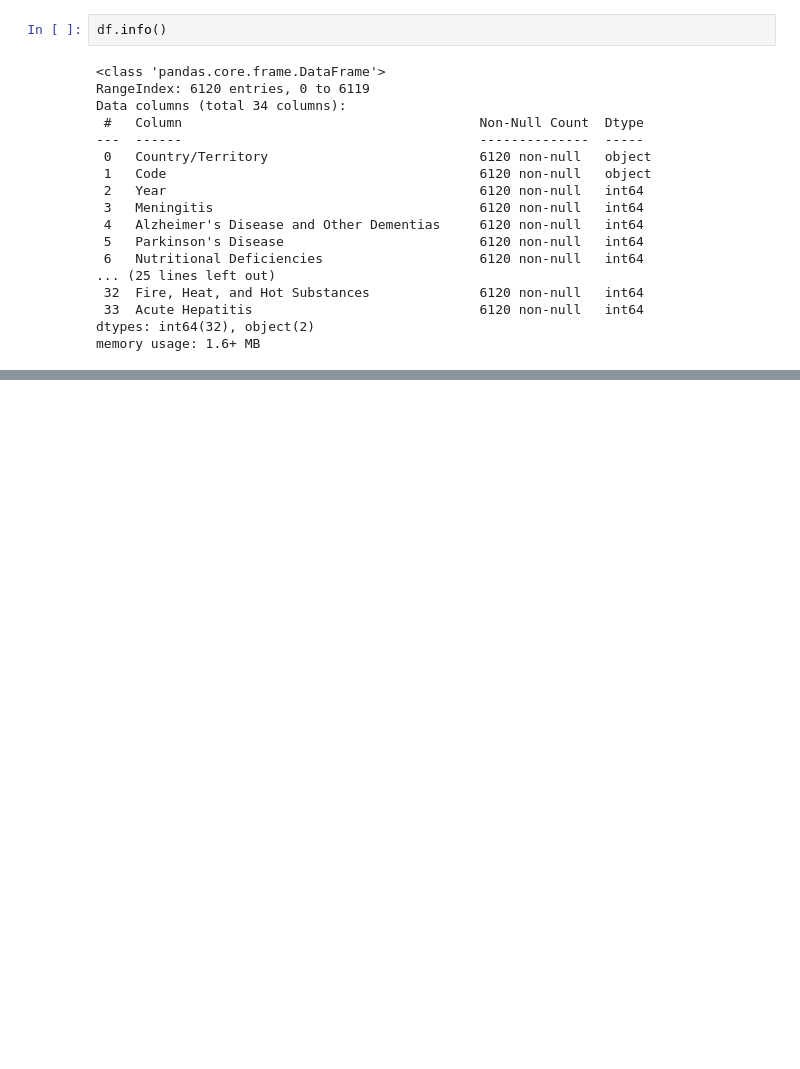
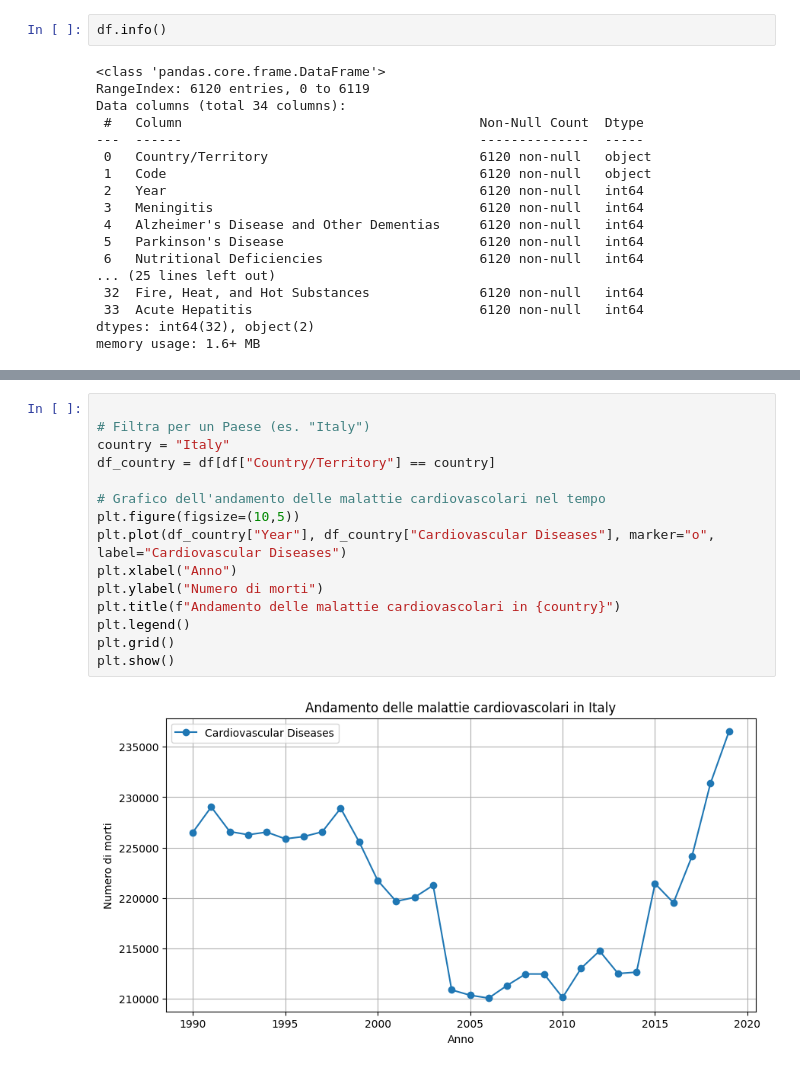
Before and after one commit to GiovanniP9/Analisi_Cause_of_Death, a Jupyter notebook: File/cause_deaths.ipynb, the cells around one changed output, grey strips where cells are left out. Saved outputs shown, nothing was run; the diff lists cells and outputs as text; blank space fills up the shorter version.

```diff
--- a/File/cause_deaths.ipynb
+++ b/File/cause_deaths.ipynb
@@ -79,0 +104,17 @@ df.describe().T
+# %%
+
+# Filtra per un Paese (es. "Italy")
+country = "Italy"
+df_country = df[df["Country/Territory"] == country]
+
+# Grafico dell'andamento delle malattie cardiovascolari nel tempo
+plt.figure(figsize=(10,5))
+plt.plot(df_country["Year"], df_country["Cardiovascular Diseases"], marker="o", label="Cardiovascular Diseases")
+plt.xlabel("Anno")
+plt.ylabel("Numero di morti")
+plt.title(f"Andamento delle malattie cardiovascolari in {country}")
+plt.legend()
+plt.grid()
+plt.show()
+# %% [output]
+[figure, added]
```
Also changed, not shown: parts of 3 cells of this notebook.
